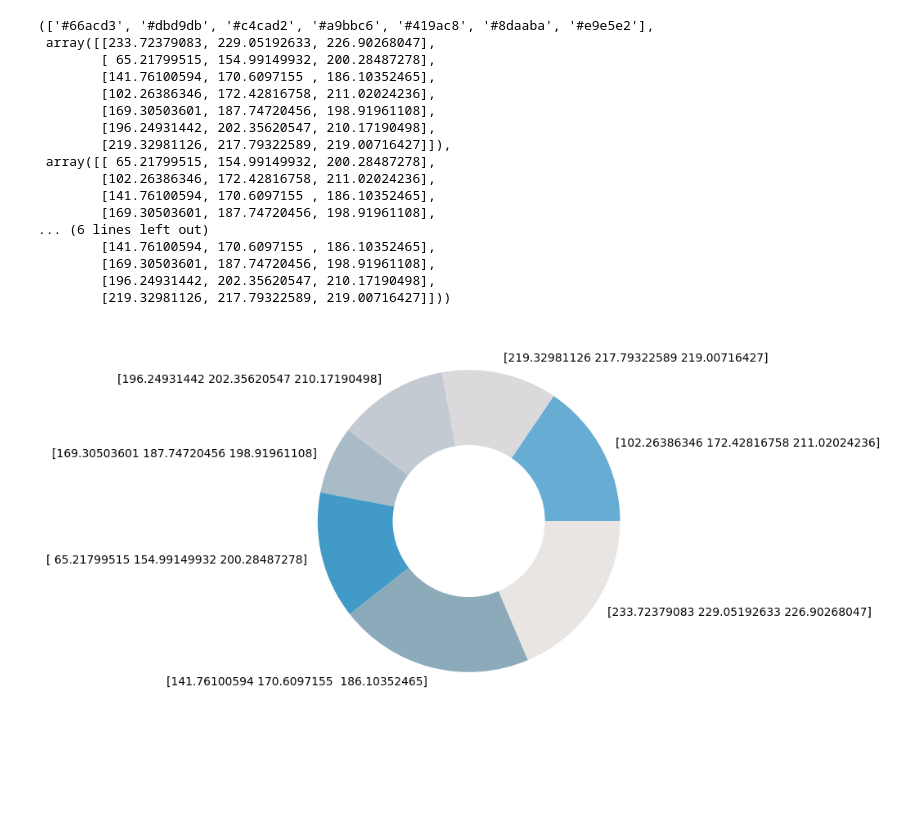
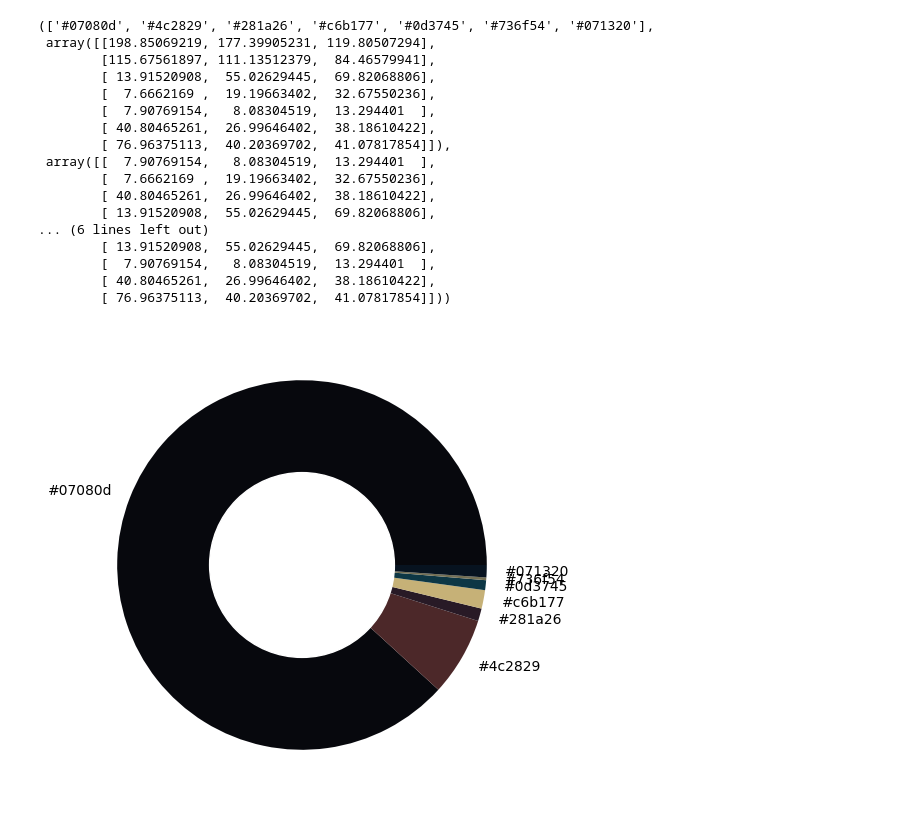
Before and after one commit to Viktorens/Portfolio_Website, a Jupyter notebook: js/imageColorPicker.ipynb, the cells around one changed output. Drawn from its saved outputs; the diff is of its cells as text; code cells hidden in the pictures; blank space fills up the shorter version.

```diff
--- a/js/imageColorPicker.ipynb
+++ b/js/imageColorPicker.ipynb
@@ -62,7 +62,7 @@ def get_colors(image, number_of_colors, show_chart):
     my_circle=plt.Circle( (0,0), 0.5, color='white')
     if (show_chart):
         plt.figure(figsize=(8, 6))
-        plt.pie(counts.values(), labels=rgb_colors, colors=hex_colors)
+        plt.pie(counts.values(), labels=hex_colors, colors=hex_colors)
         p=plt.gcf()
         p.gca().add_artist(my_circle)
 
@@ -75,48 +75,48 @@ def get_colors(image, number_of_colors, show_chart):
     rgb_colors_hsvSorted = np.array(sorted(rgb_colors, key=lambda rgb: colorsys.rgb_to_hsv(*rgb)))
 
     # Step sorting
     def step (r,g,b, repetitions=1):
         lum = math.sqrt( .241 * r + .691 * g + .068 * b )
         h, s, v = colorsys.rgb_to_hsv(r,g,b)
         h2 = int(h * repetitions)
         lum2 = int(lum * repetitions)
         v2 = int(v * repetitions)
         if h2 % 2 == 1:
             v2 = repetitions - v2
             lum = repetitions - lum
         return (h2, lum, v2)
     rgb_colors_stepSorted = np.array(sorted(rgb_colors, key=lambda rgb: step(rgb[0],rgb[1], rgb[2],8)))
 
     # encode numpy array into json
     class NumpyArrayEncoder(JSONEncoder):
         def default(self, obj):
             if isinstance(obj, np.ndarray):
                 return obj.tolist()
             return JSONEncoder.default(self, obj)
 
     # saving the colors in a json file
     with open('colors.json', 'w') as f:
         json.dump(rgb_colors_hsvSorted, f,  cls=NumpyArrayEncoder)
 
     return hex_colors, rgb_colors_hsvSorted, rgb_colors_luminositySorted, rgb_colors_stepSorted
 
-get_colors(get_image('../img/backgroundPicture.jpg'), 7, True)
+get_colors(get_image('../img/backgroundPicture.png'), 7, True)
 # %% [output]
-(['#66acd3', '#dbd9db', '#c4cad2', '#a9bbc6', '#419ac8', '#8daaba', '#e9e5e2'],
- array([[233.72379083, 229.05192633, 226.90268047],
-        [ 65.21799515, 154.99149932, 200.28487278],
-        [141.76100594, 170.6097155 , 186.10352465],
-        [102.26386346, 172.42816758, 211.02024236],
-        [169.30503601, 187.74720456, 198.91961108],
-        [196.24931442, 202.35620547, 210.17190498],
-        [219.32981126, 217.79322589, 219.00716427]]),
- array([[ 65.21799515, 154.99149932, 200.28487278],
-        [102.26386346, 172.42816758, 211.02024236],
-        [141.76100594, 170.6097155 , 186.10352465],
-        [169.30503601, 187.74720456, 198.91961108],
+(['#07080d', '#4c2829', '#281a26', '#c6b177', '#0d3745', '#736f54', '#071320'],
+ array([[198.85069219, 177.39905231, 119.80507294],
+        [115.67561897, 111.13512379,  84.46579941],
+        [ 13.91520908,  55.02629445,  69.82068806],
+        [  7.6662169 ,  19.19663402,  32.67550236],
+        [  7.90769154,   8.08304519,  13.294401  ],
+        [ 40.80465261,  26.99646402,  38.18610422],
+        [ 76.96375113,  40.20369702,  41.07817854]]),
+ array([[  7.90769154,   8.08304519,  13.294401  ],
+        [  7.6662169 ,  19.19663402,  32.67550236],
+        [ 40.80465261,  26.99646402,  38.18610422],
+        [ 13.91520908,  55.02629445,  69.82068806],
 ... (6 lines left out)
-        [141.76100594, 170.6097155 , 186.10352465],
-        [169.30503601, 187.74720456, 198.91961108],
-        [196.24931442, 202.35620547, 210.17190498],
-        [219.32981126, 217.79322589, 219.00716427]]))
+        [ 13.91520908,  55.02629445,  69.82068806],
+        [  7.90769154,   8.08304519,  13.294401  ],
+        [ 40.80465261,  26.99646402,  38.18610422],
+        [ 76.96375113,  40.20369702,  41.07817854]]))
-[figure, old version]
+[figure, new version]
```
Also changed, not shown: 6 other files.
